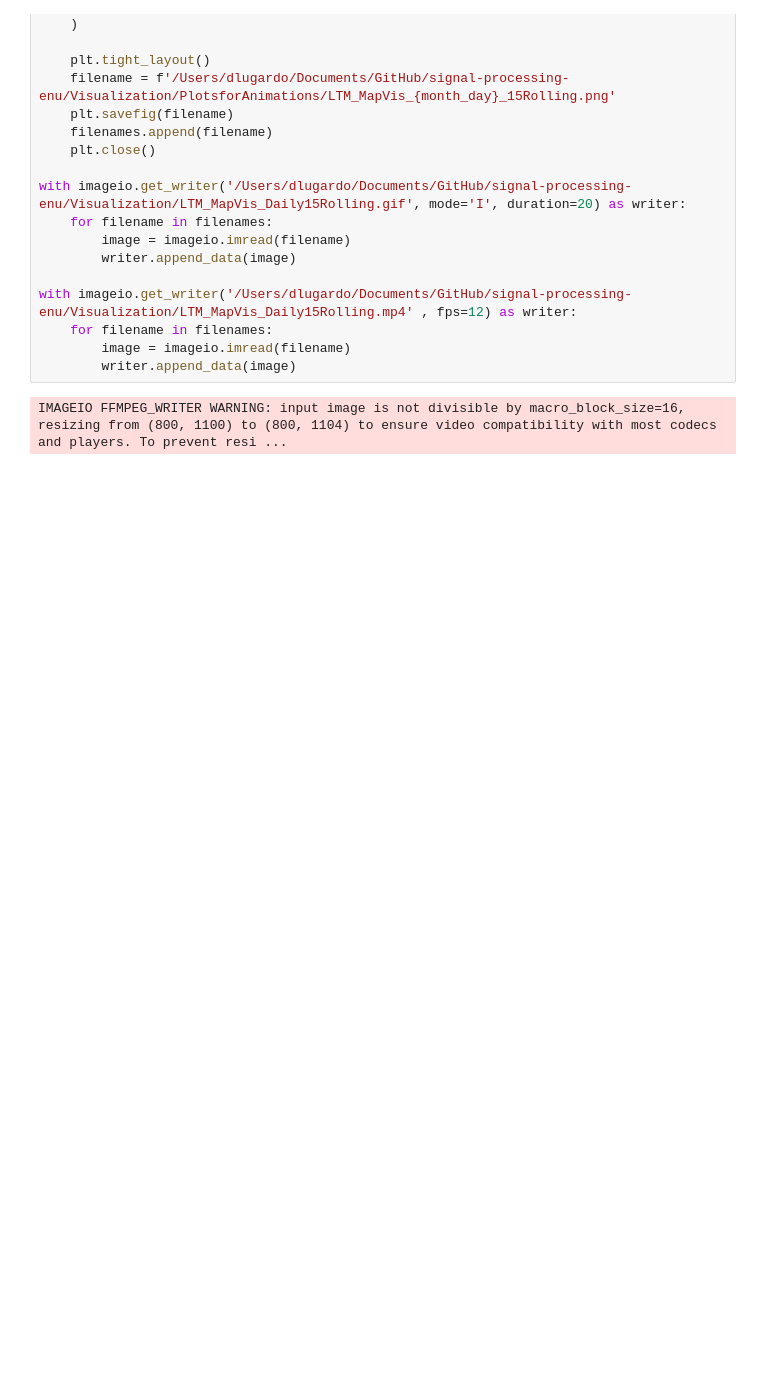
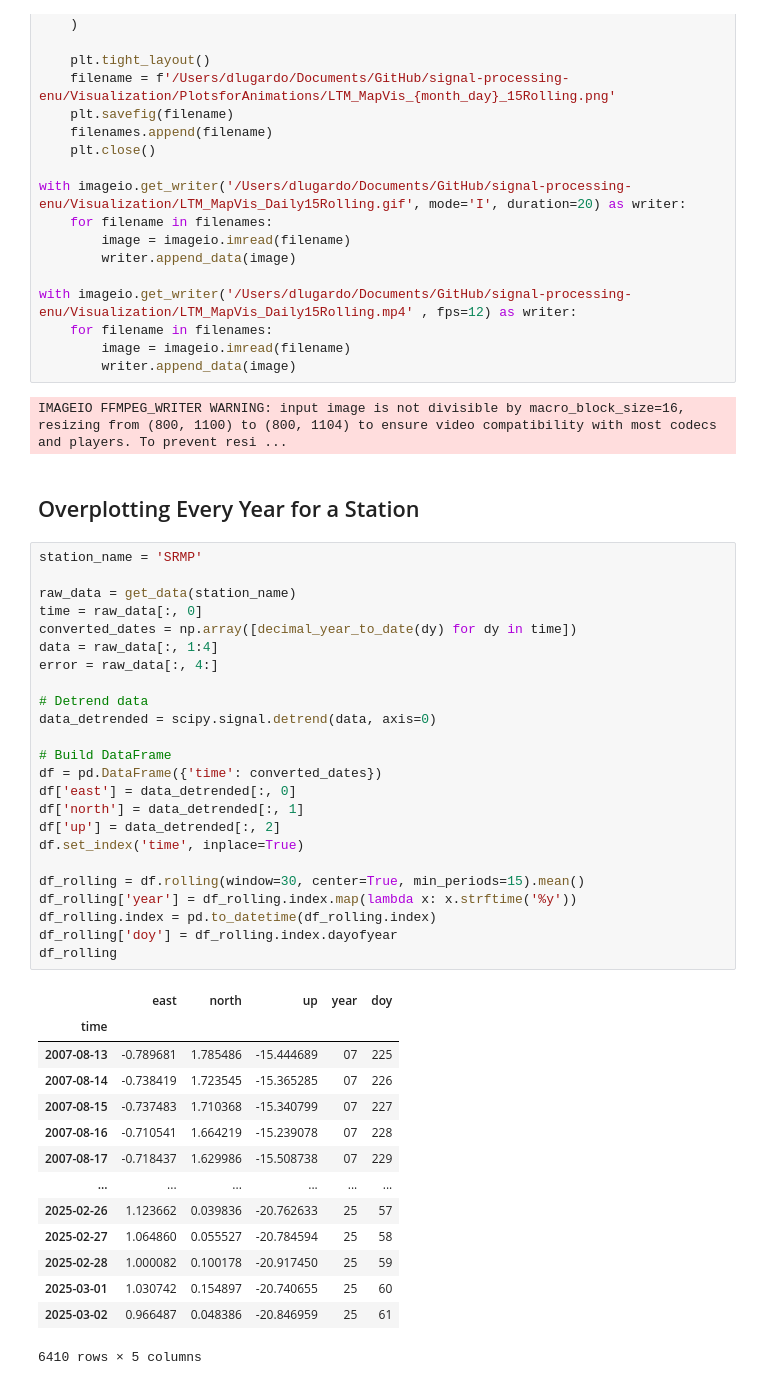
Before and after one commit to diegorvar/signal-processing-enu, a Jupyter notebook: VisualizationDaily.ipynb, the cells around one changed output. Cells and saved outputs as stored; diff of their text form; blank space fills up the shorter version.

```diff
--- a/VisualizationDaily.ipynb
+++ b/VisualizationDaily.ipynb
@@ -483,3 +483,44 @@ with imageio.get_writer('/Users/dlugardo/Documents/GitHub/signal-processing-enu/
         writer.append_data(image)
 # %% [output]
 IMAGEIO FFMPEG_WRITER WARNING: input image is not divisible by macro_block_size=16, resizing from (800, 1100) to (800, 1104) to ensure video compatibility with most codecs and players. To prevent resi ...
+# %% [markdown]
+## Overplotting Every Year for a Station
+# %%
+station_name = 'SRMP'
+
+raw_data = get_data(station_name)
+time = raw_data[:, 0]
+converted_dates = np.array([decimal_year_to_date(dy) for dy in time])
+data = raw_data[:, 1:4]
+error = raw_data[:, 4:]
+
+# Detrend data
+data_detrended = scipy.signal.detrend(data, axis=0)
+
+# Build DataFrame
+df = pd.DataFrame({'time': converted_dates})
+df['east'] = data_detrended[:, 0]
+df['north'] = data_detrended[:, 1]
+df['up'] = data_detrended[:, 2]
+df.set_index('time', inplace=True)
+
+df_rolling = df.rolling(window=30, center=True, min_periods=15).mean()
+df_rolling['year'] = df_rolling.index.map(lambda x: x.strftime('%y'))
+df_rolling.index = pd.to_datetime(df_rolling.index)
+df_rolling['doy'] = df_rolling.index.dayofyear
+df_rolling
+# %% [output]
+|  | east | north | up | year | doy |
+| time |  |  |  |  |  |
+| 2007-08-13 | -0.789681 | 1.785486 | -15.444689 | 07 | 225 |
+| 2007-08-14 | -0.738419 | 1.723545 | -15.365285 | 07 | 226 |
+| 2007-08-15 | -0.737483 | 1.710368 | -15.340799 | 07 | 227 |
+| 2007-08-16 | -0.710541 | 1.664219 | -15.239078 | 07 | 228 |
+| 2007-08-17 | -0.718437 | 1.629986 | -15.508738 | 07 | 229 |
+| ... | ... | ... | ... | ... | ... |
+| 2025-02-26 | 1.123662 | 0.039836 | -20.762633 | 25 | 57 |
+| 2025-02-27 | 1.064860 | 0.055527 | -20.784594 | 25 | 58 |
+| 2025-02-28 | 1.000082 | 0.100178 | -20.917450 | 25 | 59 |
+| 2025-03-01 | 1.030742 | 0.154897 | -20.740655 | 25 | 60 |
+| 2025-03-02 | 0.966487 | 0.048386 | -20.846959 | 25 | 61 |
+6410 rows × 5 columns
```
Also changed, not shown: parts of 2 cells of this notebook, 4 other files.
